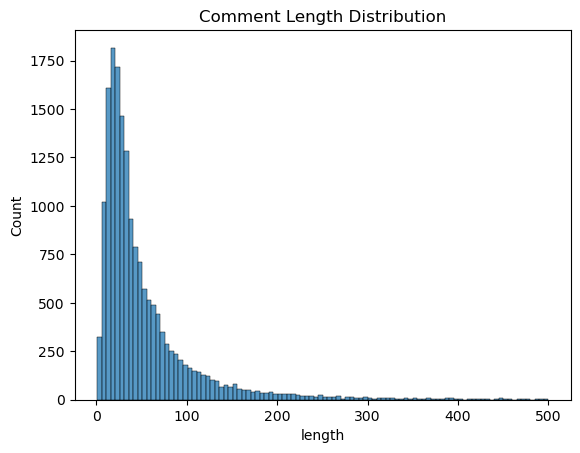
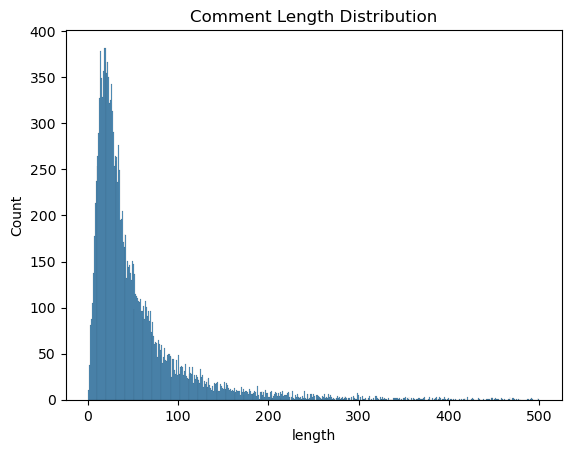
The notebook cell's code change between the first figure and the second:
--- before
+++ after
@@ -1,5 +1,5 @@
 df["length"] = df["comment"].astype(str).apply(len)
 
-sns.histplot(df["length"], bins=100)
+sns.histplot(df["length"], bins=500)
 plt.title("Comment Length Distribution")
 plt.show()

Commit: tuning models